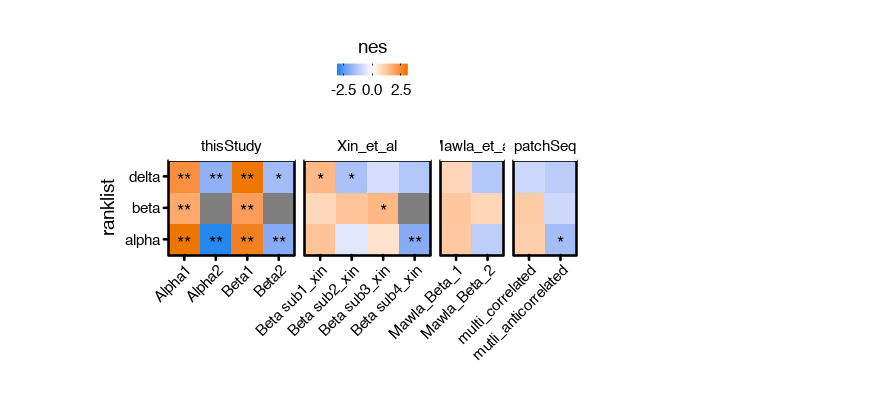
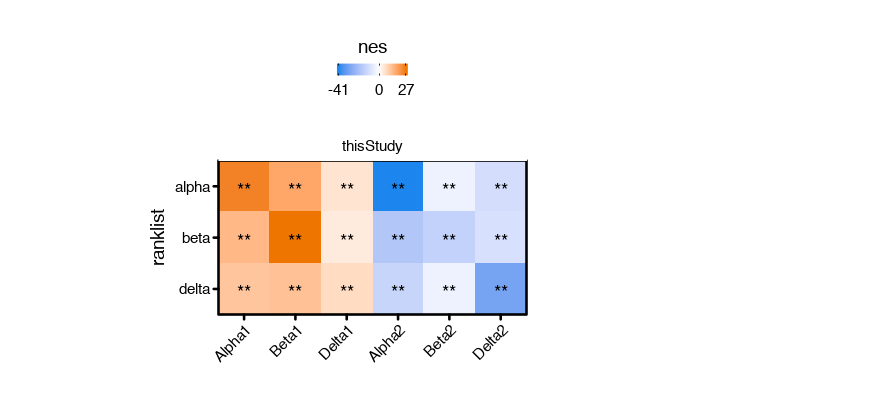
Before and after one commit to biomystery/islet_figs_motifs, a Jupyter notebook: promoter/plot_GSEA.ipynb, the cells around one changed output. Drawn from its saved outputs; the diff is of its cells as text; code cells hidden in the pictures.

Commit message:
finish GSEA

```diff
--- a/promoter/plot_GSEA.ipynb
+++ b/promoter/plot_GSEA.ipynb
@@ -57,25 +30,29 @@ res.gsea <- do.call(rbind, lapply(c("alpha", "beta", "delta"), function(ct) frea
     ct, "_res_final.csv")) %>% mutate(ranklist = ct)))
 # res.gsea %>% head(1) res.gsea %>% str res.gsea %>% pull(Term) %>% unique
 res.gsea <- res.gsea %>% mutate(glist_set = ifelse(Term %in% paste0(rep(c("Alpha",
-    "Beta"), each = 2), 1:2), "thisStudy", ifelse(grepl("xin", Term), "Xin_et_al",
+    "Beta", "Delta"), each = 2), 1:2), "thisStudy", ifelse(grepl("xin", Term), "Xin_et_al",
     ifelse(grepl("Mawla", Term), "Mawla_et_al", "patchSeq")))) %>% mutate(significance = ifelse(fdr <
     0.01, "**", ifelse(fdr < 0.1, "*", NA))) %>% mutate(glist_set = factor(glist_set,
-    levels = c("thisStudy", "Xin_et_al", "Mawla_et_al", "patchSeq")))
-                                  options(repr.plot.width = 5, repr.plot.height = 3)
+    levels = c("thisStudy", "Xin_et_al", "Mawla_et_al", "patchSeq")), ranklist = factor(ranklist,
+    levels = rev(c("alpha", "beta", "delta"))))
+options(repr.plot.width = 5, repr.plot.height = 3)
 rg <- res.gsea$nes %>% range(na.rm = T)
-rg.max <- max(abs(rg)) %>% round - 0.5
-ggplot(res.gsea, aes(Term, ranklist)) + geom_tile(aes(fill = nes)) + geom_text(aes(label = significance),
+# rg.max <- min(abs(rg)) %>% floor
+ggplot(res.gsea %>% filter(glist_set == "thisStudy") %>% mutate(Term = factor(Term,
+    levels = paste0(c("Alpha", "Beta", "Delta"), rep(c(1, 2), each = 3)))), aes(Term,
+    ranklist)) + geom_tile(aes(fill = nes)) + geom_text(aes(label = significance),
     hjust = 0.5, vjust = 0.75) + facet_grid(. ~ glist_set, scales = "free_x", space = "free") +
-    scale_fill_gradient2(low = "dodgerblue2", mid = "white", high = "darkorange2",
-        guide = guide_colourbar(ticks.colour = "black", title.position = "top", title.hjust = 0.5,
-            nbins = 10), breaks = c(-rg.max, 0, rg.max)) + theme_pubr() + theme(axis.title.x = element_blank(),
+    scale_fill_gradientn(colors = c("dodgerblue2", "white", "darkorange2"), values = scales::rescale(c(rg[1],
+        0, rg[2])), limits = rg, guide = guide_colourbar(ticks.colour = "black",
+        title.position = "top", title.hjust = 0.5, nbins = 10), breaks = c(rg[1] %>%
+        ceiling, 0, rg[2] %>% floor)) + theme_pubr() + theme(axis.title.x = element_blank(),
     aspect.ratio = 1, legend.box.background = element_blank(), legend.box.margin = margin(0,
         0, 0, 0), legend.key.width = unit("3", "mm"), legend.key.height = unit("2.5",
         "mm"), legend.position = "top", axis.text.x = element_text(angle = 45, hjust = 1)) +
     coord_cartesian(expand = F, clip = "off")
-ggsave(filename = "../figures/Fig2/subfigs/fig_2B.prom_GSEA.pdf", width = 5, height = 3,
+ggsave(filename = "../figures/Fig2/subfigs/fig_2B.prom_GSEA_a.pdf", width = 5, height = 3,
     useDingbats = F)
-system("open ../figures/Fig2/subfigs/fig_2B.prom_GSEA.pdf")
-fwrite(res.gsea, "../figures/Fig2/subfigs/fig_2B.prom_GSEA.csv")
+system("open ../figures/Fig2/subfigs/fig_2B.prom_GSEA_a.pdf")
+fwrite(res.gsea %>% arrange(glist_set, ranklist), "../figures/Fig2/subfigs/fig_2B.prom_GSEA_a.csv")
 system("open ../figures/Fig2/subfigs/fig_2B.prom_GSEA.csv")
 # %% [output]
@@ -85 +59 @@ Warning message:
-[figure, old version]
+[figure, new version]
```
Also changed, not shown: parts of 3 cells of this notebook, 12 other files.
